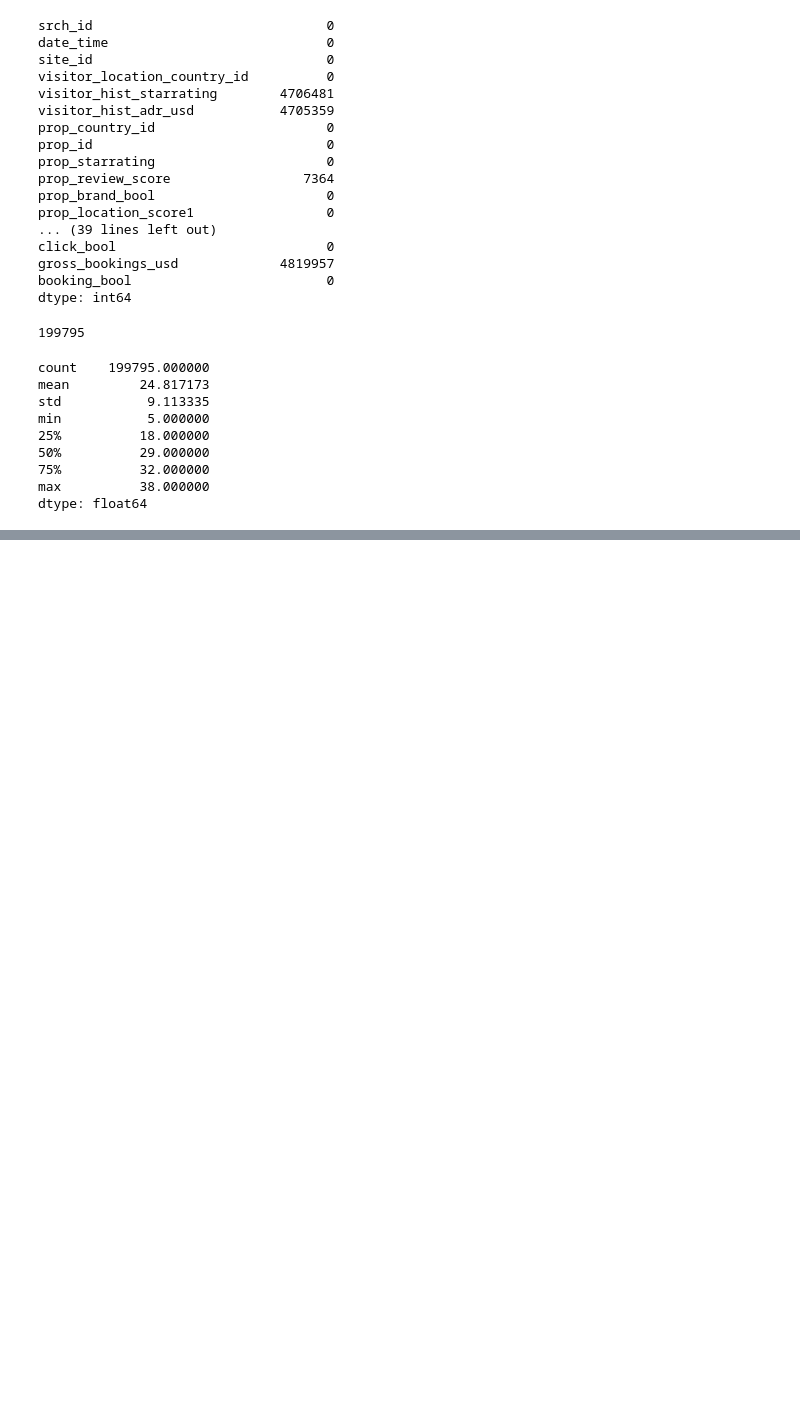
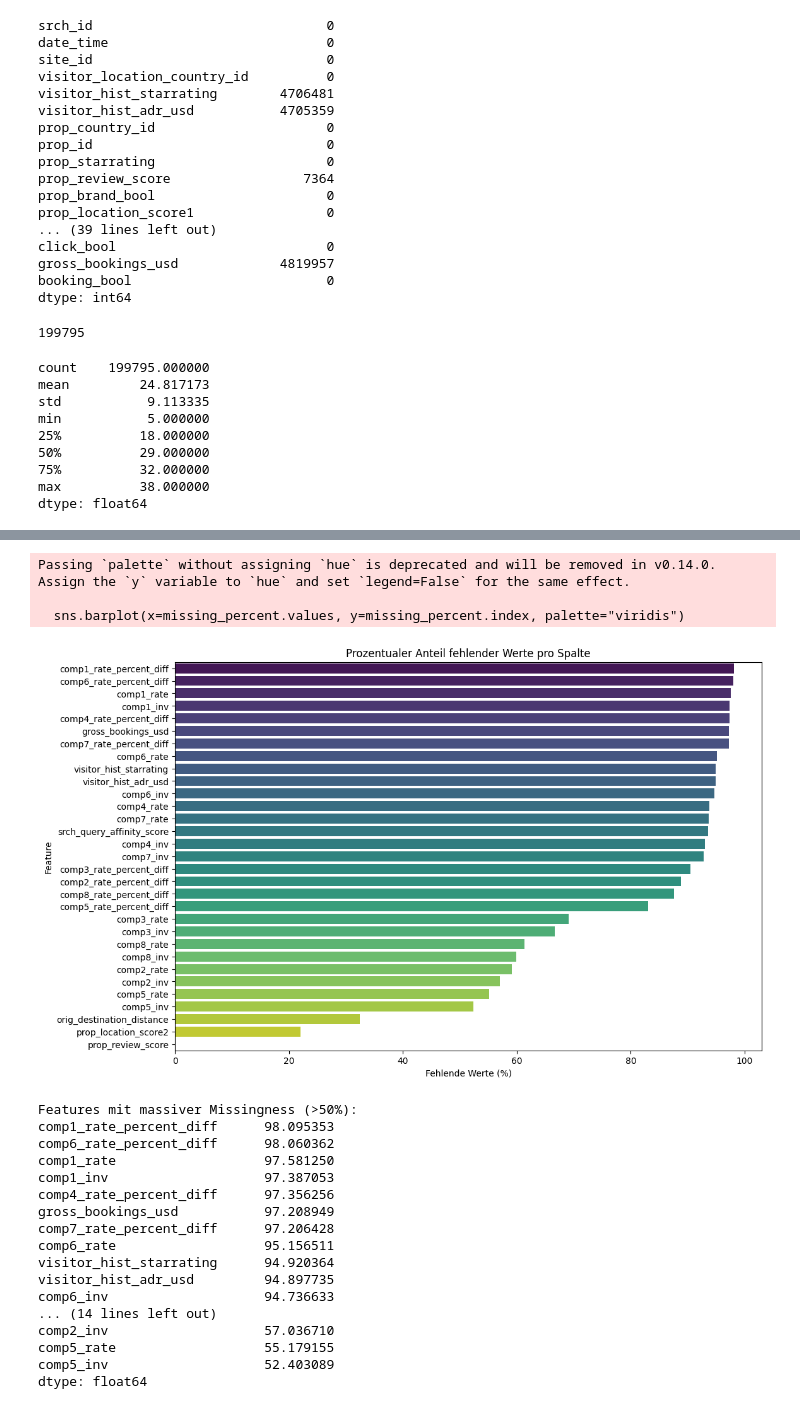
Before and after one commit to JonathanSierks/expedia-hotel-ranking, a Jupyter notebook: src/eda.ipynb, the cells around one changed output, grey strips where cells are left out. Drawn from its saved outputs; the diff is of its cells as text; code cells hidden in the pictures; blank space fills up the shorter version.

```diff
--- a/src/eda.ipynb
+++ b/src/eda.ipynb
@@ -150,0 +314,36 @@ print(2)
+# %%
+missing_percent = (df.isnull().sum() / len(df)) * 100
+missing_percent = missing_percent[missing_percent > 0].sort_values(ascending=False)
+
+plt.figure(figsize=(12, 8))
+sns.barplot(x=missing_percent.values, y=missing_percent.index, palette="viridis")
+plt.title('Prozentualer Anteil fehlender Werte pro Spalte')
+plt.xlabel('Fehlende Werte (%)')
+plt.ylabel('Feature')
+plt.show()
+
+# Ausgabe der exakten Prozentzahlen für Features mit >50% Missingness
+print("Features mit massiver Missingness (>50%):")
+print(missing_percent[missing_percent > 50])
+# %% [output]
+Passing `palette` without assigning `hue` is deprecated and will be removed in v0.14.0. Assign the `y` variable to `hue` and set `legend=False` for the same effect.
+
+  sns.barplot(x=missing_percent.values, y=missing_percent.index, palette="viridis")
+[figure, added]
+Features mit massiver Missingness (>50%):
+comp1_rate_percent_diff      98.095353
+comp6_rate_percent_diff      98.060362
+comp1_rate                   97.581250
+comp1_inv                    97.387053
+comp4_rate_percent_diff      97.356256
+gross_bookings_usd           97.208949
+comp7_rate_percent_diff      97.206428
+comp6_rate                   95.156511
+visitor_hist_starrating      94.920364
+visitor_hist_adr_usd         94.897735
+comp6_inv                    94.736633
+... (14 lines left out)
+comp2_inv                    57.036710
+comp5_rate                   55.179155
+comp5_inv                    52.403089
+dtype: float64
```
Also changed, not shown: parts of 18 cells of this notebook.
